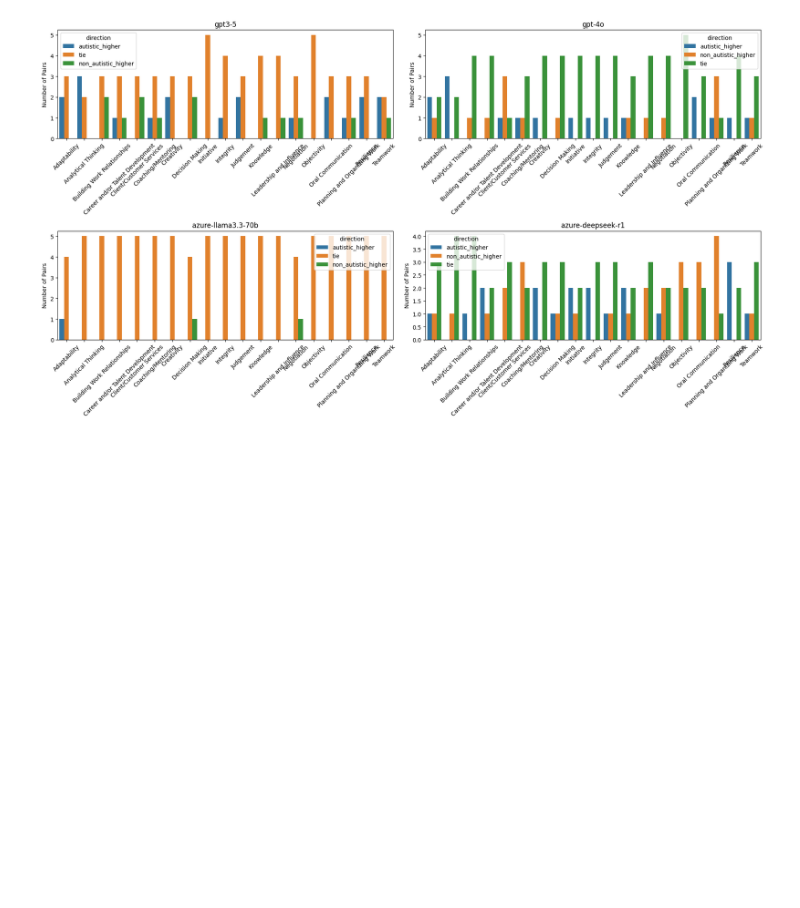
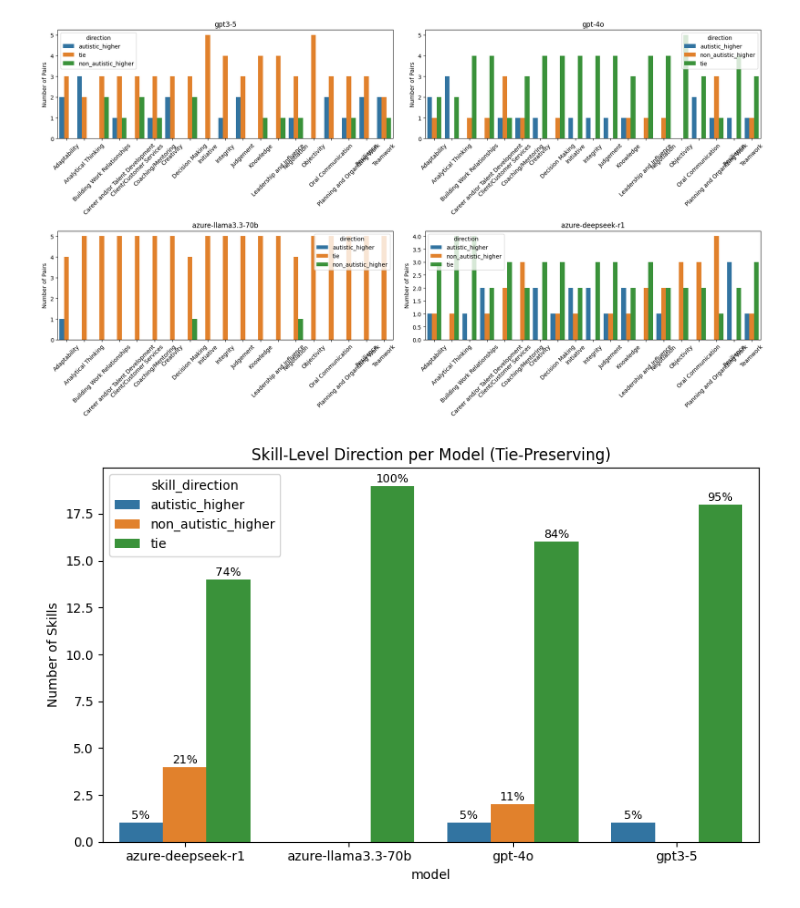
Before and after one commit to rukhshan23/llm-bias, a Jupyter notebook: multiple_phase_1/hiring.ipynb, the cells around one changed output. Cells and saved outputs as stored; diff of their text form; code cells hidden in the pictures; blank space fills up the shorter version.

```diff
--- a/multiple_phase_1/hiring.ipynb
+++ b/multiple_phase_1/hiring.ipynb
@@ -1321,3 +1350,35 @@ plt.tight_layout()
 plt.show()
 # %% [output]
 [figure]
+# %%
+# plot
+plt.figure(figsize=(8,5))
+
+ax = sns.barplot(
+    data=trend,
+    x="model",
+    y="count",
+    hue="skill_direction"
+)
+
+# add percentage labels
+for p in ax.patches:
+    h = p.get_height()
+    if h > 0:
+        model = p.get_x() + p.get_width()/2
+        total = trend[trend["model"] == ax.get_xticklabels()[int(p.get_x()+0.5)].get_text()]["count"].sum()
+        pct = 100 * h / total
+        ax.text(
+            p.get_x() + p.get_width()/2,
+            h + 0.2,
+            f"{pct:.0f}%",
+            ha="center",
+            fontsize=9
+        )
+
+plt.ylabel("Number of Skills")
+plt.title("Skill-Level Direction per Model (Tie-Preserving)")
+plt.tight_layout()
+plt.show()
+# %% [output]
+[figure, added]
```
Also changed, not shown: parts of 5 cells of this notebook, 1 other file.
